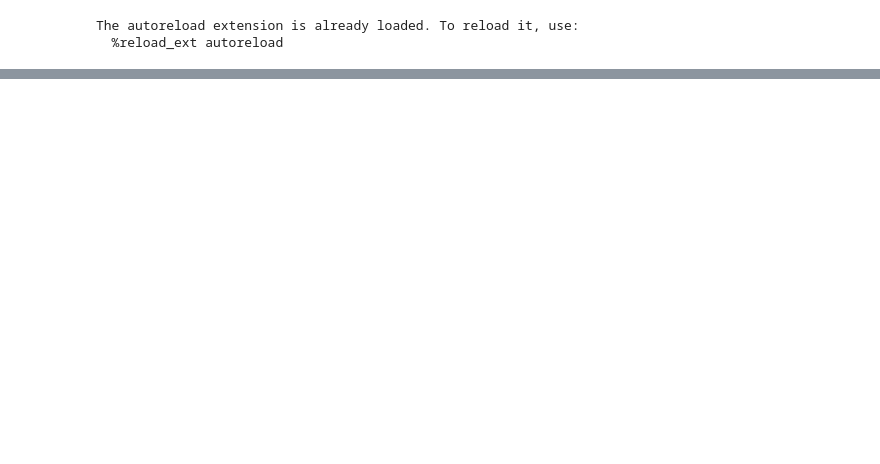
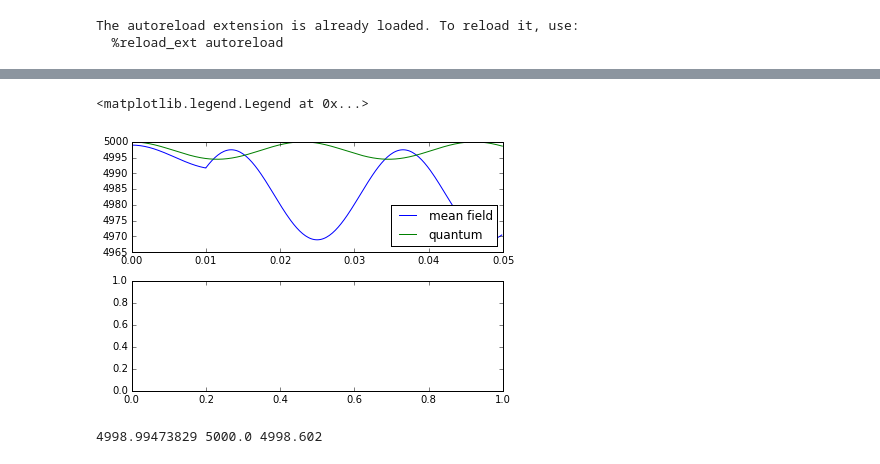
Before and after one commit to ZachGlassman/MySpinorSim, a Jupyter notebook: SimulationRunner.ipynb, the cells around one changed output, grey strips where cells are left out. Saved outputs shown, nothing was run; the diff lists cells and outputs as text; code cells hidden in the pictures; blank space fills up the shorter version.

```diff
--- a/SimulationRunner.ipynb
+++ b/SimulationRunner.ipynb
@@ -27,0 +23,13 @@ Now Outputting
+# %%
+from FockStateSimulation import main
+simulation_params = {
+    'total_time': .05, #simulated time (s),
+    'mag_time':0.015,
+    'dt':0.002e-3, #simulation time step,
+    'tauB' : 1e-3,
+    'c':36*2*np.pi,
+    'n_atoms':5000,
+    'plot':False
+    }
+# %%
+data = main(**simulation_params)
@@ -28,7 +47,5 @@ Now Outputting
 # %%
 % run CoherentStateChebyshev/spinorf.py
-data = np.loadtxt('CoherentStateChebyshev/results.txt',skiprows = 18)
-plt.plot(data[:,0],data[:,1])
-#plt.fill_between(data[:,0],data[:,1]-data[:,2],data[:,1]+data[:,2],facecolor='green',alpha=0.2)
+data2 = np.loadtxt('results.txt',skiprows = 18)
 # %% [output]
 [                                                  ] 0%
@@ -43,0 +63,15 @@ Simulation time: 25.47
+# %%
+fig, ax = plt.subplots(2,1)
+ax[0].plot(data1[0,:],data1[1,:]*N,label = "mean field")
+ax[0].plot(data[0,:],data[1,:],label = 'quantum')
+#ax[1].plot(data1[0],100*np.abs(data[1][::2]-data1[1]*N)/(data1[1]*N))
+#ax[0].plot(data2[:,0],data2[:,1],label = 'Coherent')
+plt.tight_layout()
+ax[0].legend(loc=4)
+# %% [output]
+<matplotlib.legend.Legend at 0x...>
+[figure, added]
+# %%
+print(data1[1][0]*N,data[1][0],data2[:,1][0])
+# %% [output]
+4998.99473829 5000.0 4998.602
```
Also changed, not shown: parts of 7 cells of this notebook, 7 other files.
